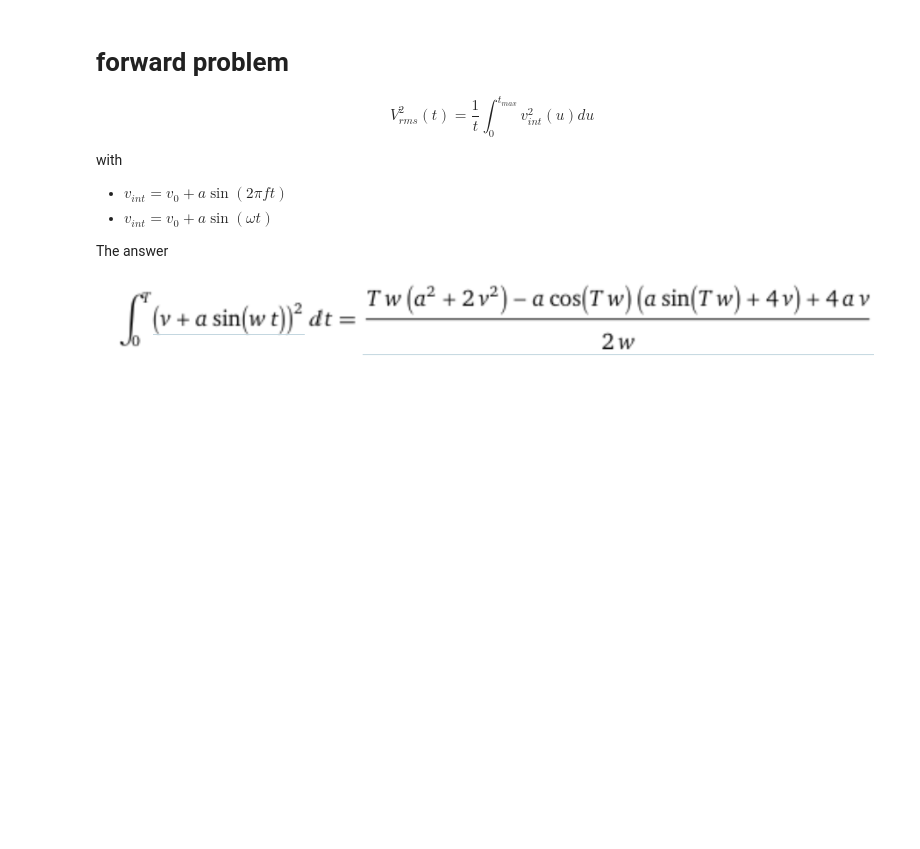
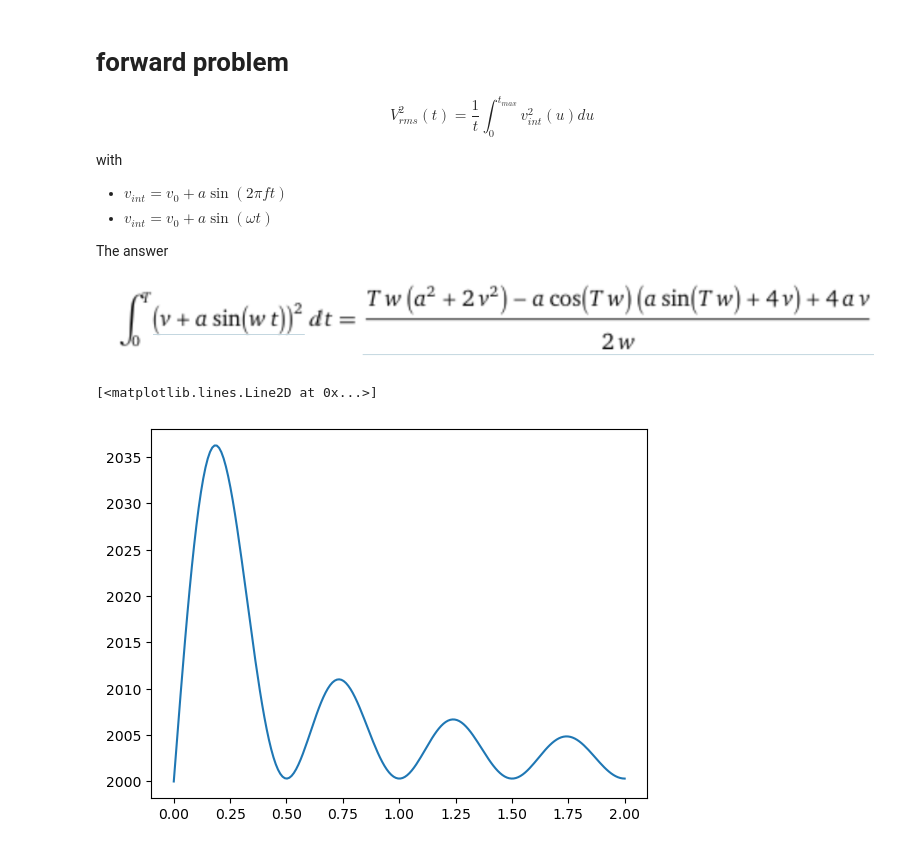
Before and after one commit to lheagy/eosc-454, a Jupyter notebook: lectures/rms-to-interval-velocity.ipynb, the cells around one changed output. Cells and saved outputs as stored; diff of their text form; code cells hidden in the pictures; blank space fills up the shorter version.

Commit message:
update the rms-to-interval-velocity notebook following lecture on Thurs, Jan 30

```diff
--- a/lectures/rms-to-interval-velocity.ipynb
+++ b/lectures/rms-to-interval-velocity.ipynb
@@ -57,3 +57,29 @@ with
 The answer
 
 ![image.png](attachment:c73940ae-f2ac-415a-b469-604b94b71f10.png)
+# %%
+def rms_velocity_analytic(time, velocity0, amplitude, frequency):
+    omega = 2*np.pi*frequency
+
+    inds_nonzero = time > 0 # in practice, you might want to pick a small number
+    vrms2 = np.zeros_like(time)
+    # vrms2 = velocity0**2 * np.ones_like(time)
+
+    vrms2[inds_nonzero] = 1/time[inds_nonzero] * (
+        (
+            time[inds_nonzero] * omega * (amplitude**2 + 2 * velocity0**2)
+            - amplitude * np.cos(time[inds_nonzero] * omega) * (amplitude * np.sin(time[inds_nonzero] * omega) + 4 * velocity0)
+            + 4 * amplitude * velocity0
+        ) / (2 * omega)
+    )
+
+    vrms = np.sqrt(vrms2)
+    vrms[~inds_nonzero] = velocity0
+    return vrms
+# %%
+rms_velocity = rms_velocity_analytic(time, v0, a, f)
+
+plt.plot(time, rms_velocity)
+# %% [output]
+[<matplotlib.lines.Line2D at 0x...>]
+[figure, added]
```
Also changed, not shown: parts of 7 cells of this notebook.
